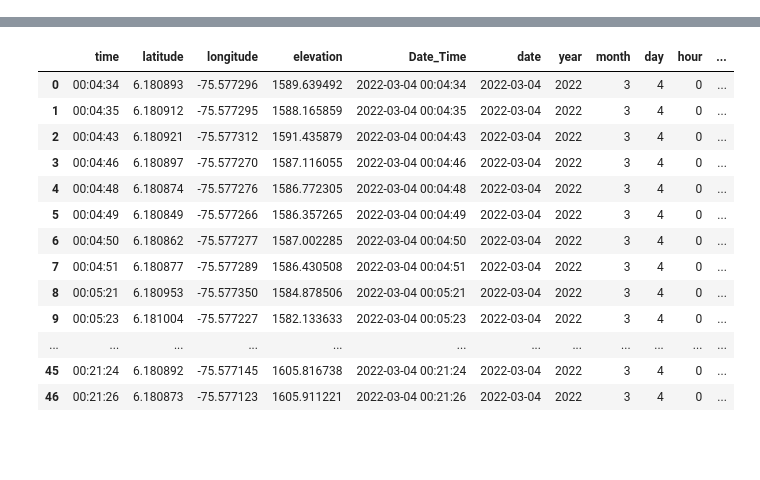
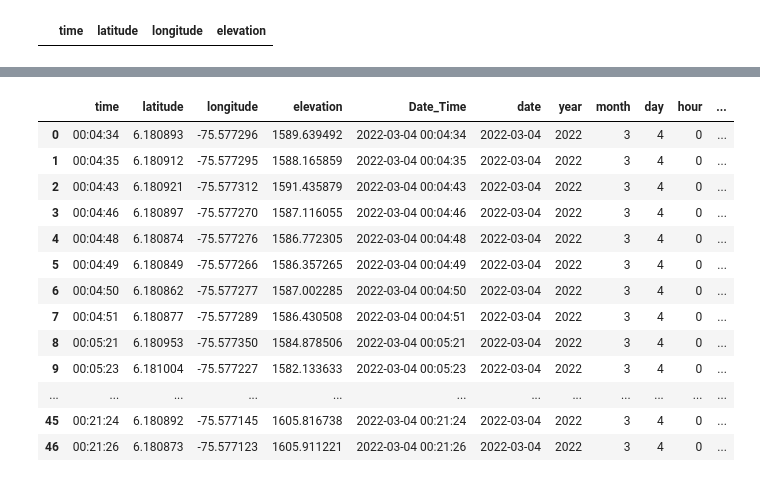
Before and after one commit to CCOSORIOT/Proyecto_Final_Ciencia_de_Datos, a Jupyter notebook: Procesar_Datos.ipynb, the cells around one changed output, grey strips where cells are left out. Drawn from its saved outputs; the diff is of its cells as text; code cells hidden in the pictures; blank space fills up the shorter version.

```diff
--- a/Procesar_Datos.ipynb
+++ b/Procesar_Datos.ipynb
@@ -27,6 +27,22 @@ def read_gpx(file: str) -> pd.DataFrame:
 df1 = read_gpx('recovery.01-Mar-2022-1533.gpx')
 df2 = read_gpx('recovery.05-Mar-2022.1025.gpx')
 df3 = read_gpx('recovery.25-May-2022-0907.gpx')
+# %%
+#Copias a los datos originales
+Data1 = df1.copy()
+Data2 = df2.copy()
+Data3 = df3.copy()
+# %%
+Data1.isnull().any()
+Data1.duplicated().any()
+# Ahora se mira si existen filas duplicadas
+duplicados = Data2.duplicated()
+duplicados
+filas_duplicadas = Data1[duplicados]
+filas_duplicadas
+Data1[Data1.duplicated('time')]
+# %% [output]
+|  | time | latitude | longitude | elevation |
 # %%
 #Separar Campos de fecha y hora
 def separar_campos_fechas(df):
```
Also changed, not shown: parts of 7 cells of this notebook, 1 other file.
